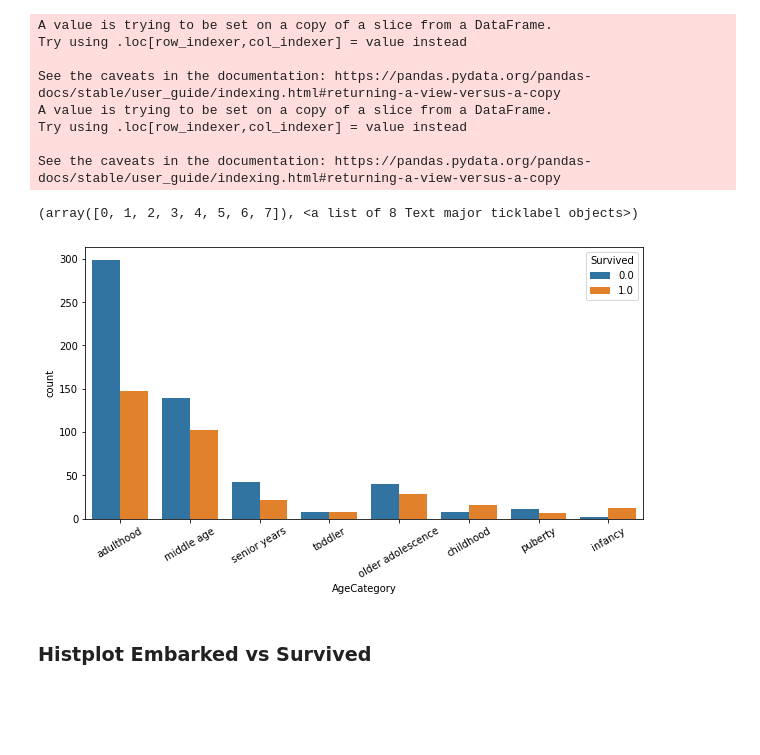
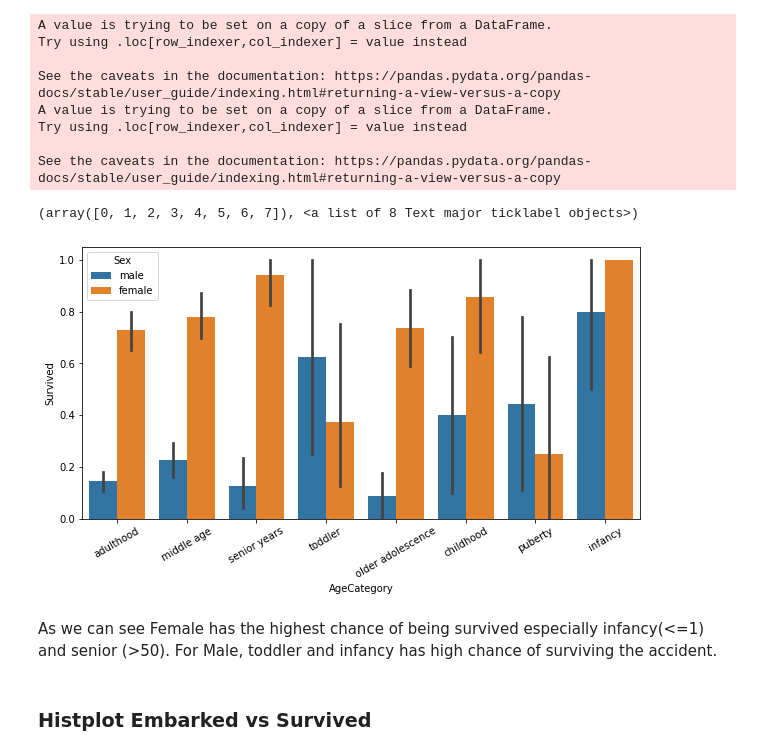
Before and after one commit to marcellinus-witarsah/dataScienceMiniProjects, a Jupyter notebook: TitanicSurvivalModel/Titanic Third.ipynb, the cells around one changed output. Saved outputs shown, nothing was run; the diff lists cells and outputs as text; code cells hidden in the pictures; blank space fills up the shorter version.

```diff
--- a/TitanicSurvivalModel/Titanic Third.ipynb
+++ b/TitanicSurvivalModel/Titanic Third.ipynb
@@ -766,11 +781,13 @@ Try using .loc[row_indexer,col_indexer] = value instead
 See the caveats in the documentation: https://pandas.pydata.org/pandas-docs/stable/user_guide/indexing.html#returning-a-view-versus-a-copy
 # %%
 plt.figure(figsize=[10, 5])
-sns.countplot(x='AgeCategory', hue='Survived', data=titanic_all)
+sns.barplot(x='AgeCategory', y='Survived', hue='Sex', data=titanic_all)
 plt.xticks(rotation=30)
 # %% [output]
 (array([0, 1, 2, 3, 4, 5, 6, 7]), <a list of 8 Text major ticklabel objects>)
-[figure, old version]
+[figure, new version]
+# %% [markdown]
+As we can see Female has the highest chance of being survived especially infancy(<=1) and senior (>50). For Male, toddler and infancy has high chance of surviving the accident.
 # %% [markdown]
 ### Histplot Embarked vs Survived
 # %%
```
Also changed, not shown: parts of 29 cells of this notebook.
